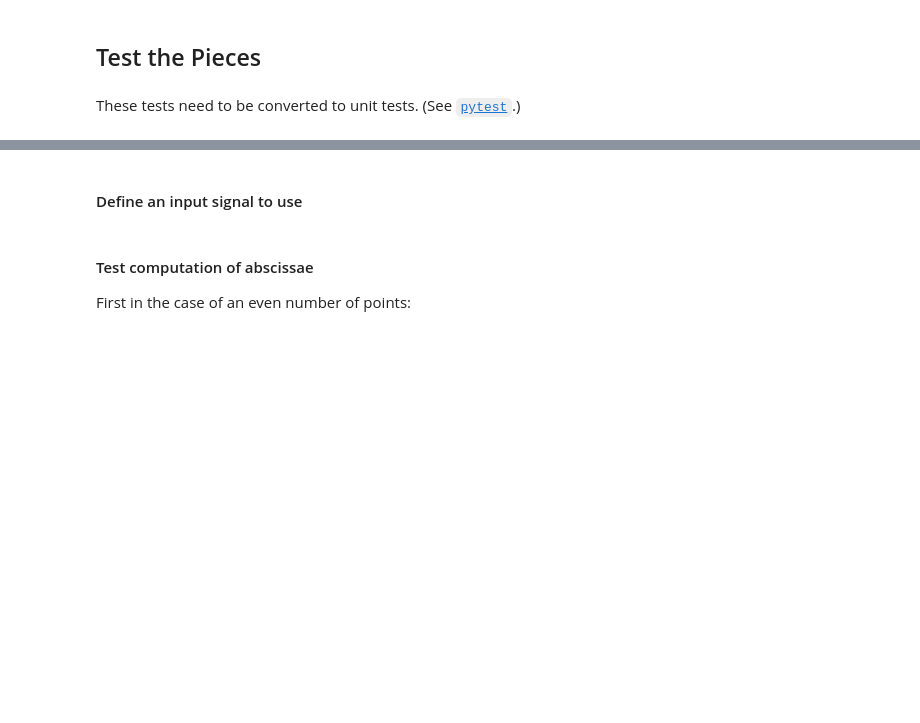
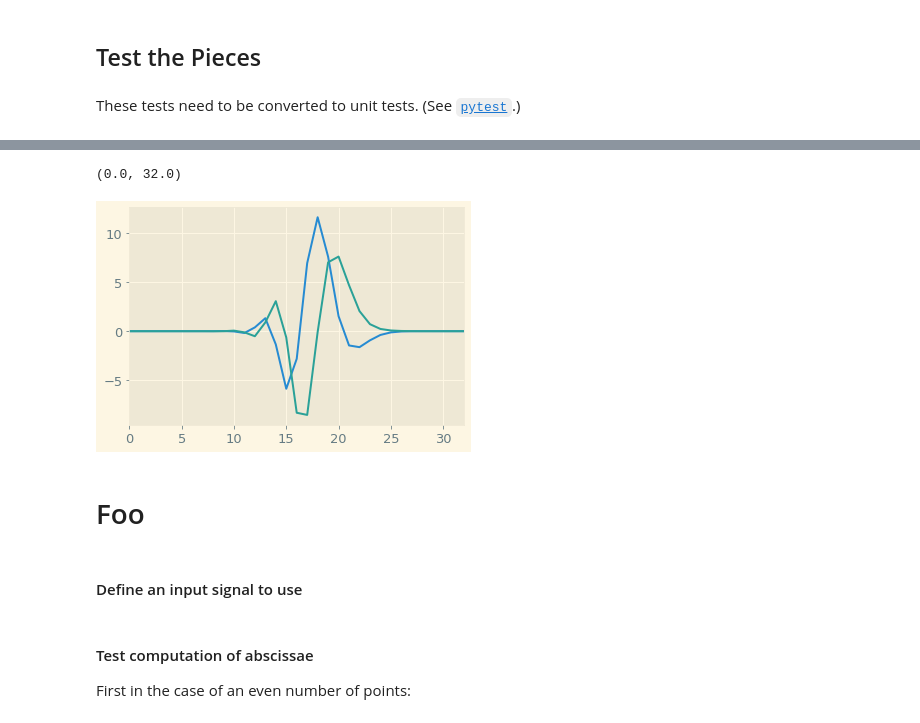
Before and after one commit to radiasoft/rslight, a Jupyter notebook: LCT/FastLCT.ipynb, the cells around one changed output, grey strips where cells are left out. Cells and saved outputs as stored; diff of their text form; code cells hidden in the pictures; blank space fills up the shorter version.

```diff
--- a/LCT/FastLCT.ipynb
+++ b/LCT/FastLCT.ipynb
@@ -251,0 +54,4 @@ def apply_lct(M_lct, in_signal):
+# %%
+# plt.style.available
+plt.rcParams['font.size'] = 13
+plt.style.use('Solarize_Light2')
@@ -351,27 +474,0 @@ def resample_data(k, in_signal, debug = False):
-# %%
-def scale_data(m, in_signal):
-    """
-    Scale the input signal, and return the result.
-
-    This function implements the LCT version of 1D Scaling (SCL),
-    with parameter m acting on a given input signal:
-        SCL(m): LCT[m 0, 0 1/m]{f}(m.x) <- f(x) / sqrt(m).
-    The input data must have the form
-        [dX, [f_0, ..., f_{N-1}]],
-    where dX denotes the sample interval of the incoming signal.
-
-    Arguments:
-    m -- scale factor
-    in_signal -- the signal to transform, [dX, signal_array],
-                 where dX denotes the incoming sample interval
-
-    Return the scaled signal.
-    """
-    # NB: dX . ΔY = ΔX . dY = 1
-    # and Ns = 1 + ΔX / dX = 1 + ΔY / dY
-    dX, signalX = in_signal
-
-    ii = 0 + 1j  # “double-struck” i as unit imaginary
-    lct_coeff = np .exp(-ii * np.pi / 4)
-
-    return [m * dX, signalX / np.sqrt(m)]
@@ -467,3 +686,17 @@ These tests need to be converted to unit tests. (See [`pytest`](https://docs.pyt
+# %%
+signal = [0.060, tvals]
+# %%
+lct_signal = apply_lct(abcd, signal)
+# %%
+up_vals = np.linspace(-3, -1, 100)
+plt.plot(np.real(lct_signal[1]))
+plt.plot(np.imag(lct_signal[1]))
+plt.xlim(0,32)
+# %% [output]
+(0.0, 32.0)
+[figure, added]
+# %% [markdown]
+# Foo
 # %% [markdown]
 ####  Define an input signal to use
 # %%
```
Also changed, not shown: parts of 90 cells of this notebook.
